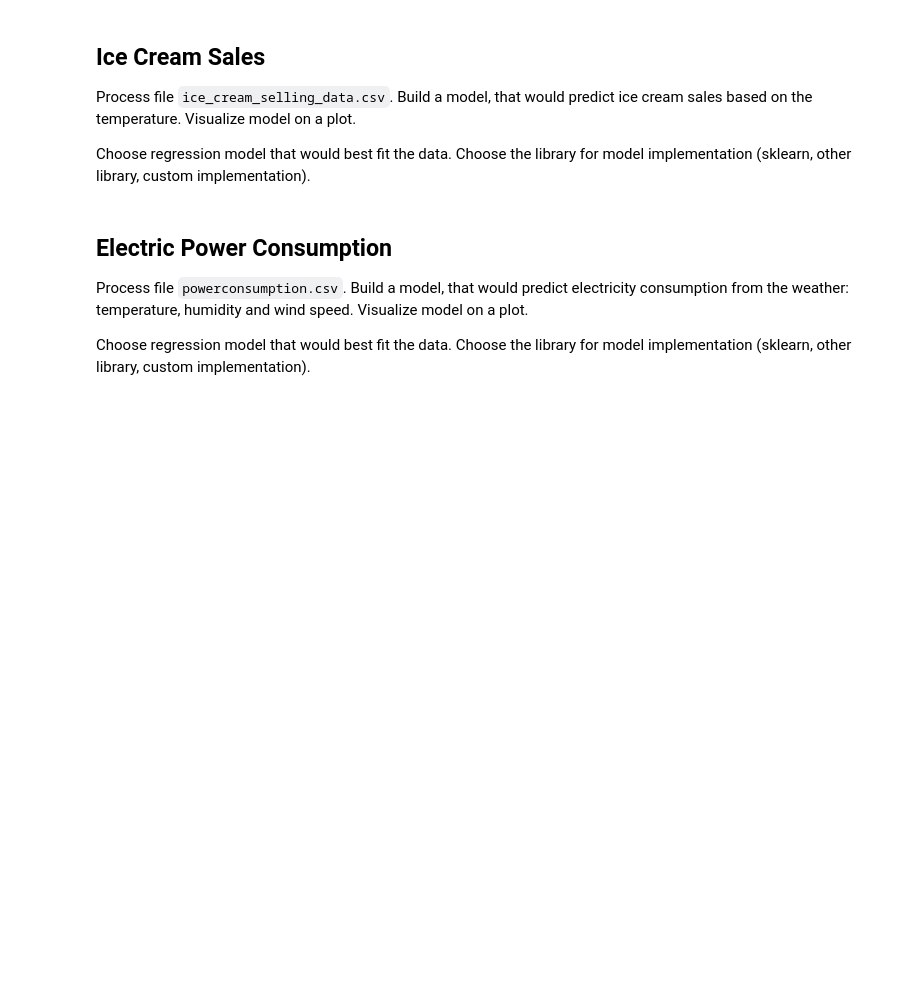
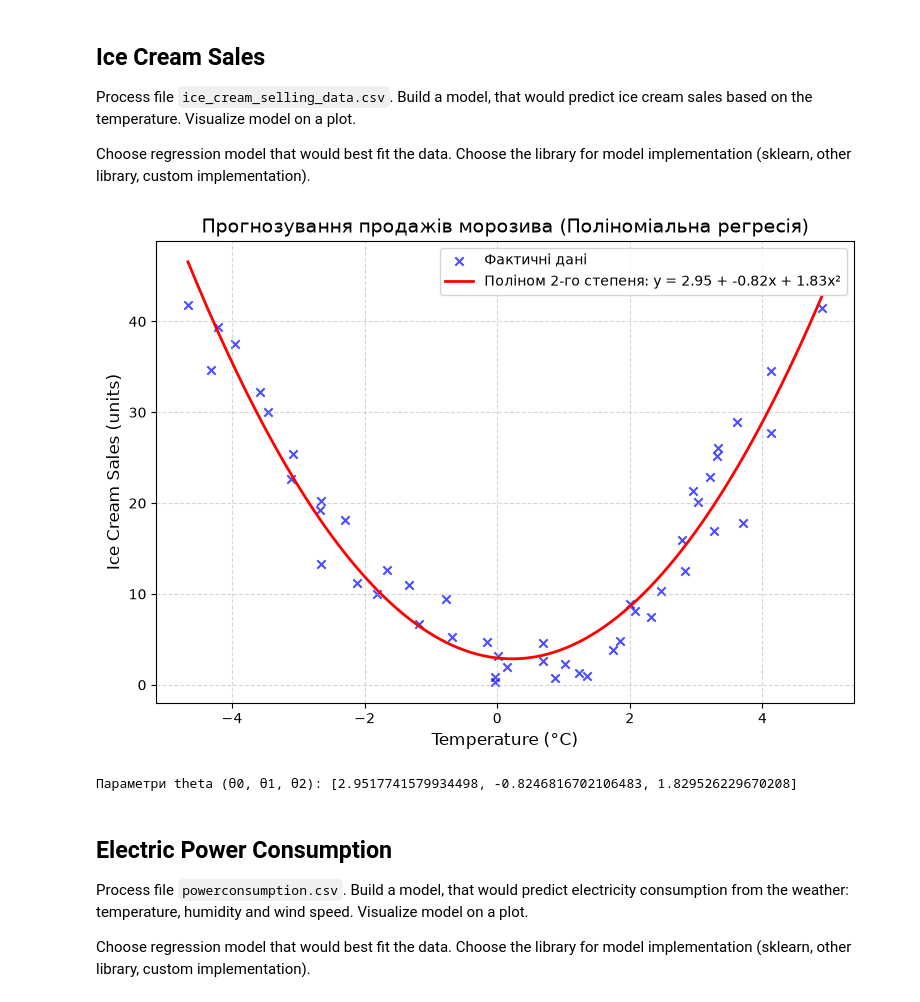
Before and after one commit to OleksandrKyrstiuk/ida-labs, a Jupyter notebook: assignement-3.ipynb, the cells around one changed output. Cells and saved outputs as stored; diff of their text form; code cells hidden in the pictures; blank space fills up the shorter version.

```diff
--- a/assignement-3.ipynb
+++ b/assignement-3.ipynb
@@ -61,20 +112,60 @@ Process file `ice_cream_selling_data.csv`. Build a model, that would predict ice
 
 Choose regression model that would best fit the data. Choose the library for model implementation (sklearn, other library, custom implementation).
 # %%
+import numpy as np
+import pandas as pd
+import matplotlib.pyplot as plt
+from sklearn.preprocessing import PolynomialFeatures
+from sklearn.linear_model import LinearRegression
+
 def ice_cream_selling(data):
     """
     Build a model, that would predict ice cream sales based on the temperature. Visualize model on a plot.
 
     Args:
         data: ice cream sales data.
 
     Returns:
         list: The list of model theta parameters.
     """
-    return None
+    temp_col = [col for col in data.columns if 'temp' in col.lower()][0]
+    sales_col = [col for col in data.columns if any(k in col.lower() for k in ['sale', 'revenue', 'ice'])][0]
+
+    X = data[[temp_col]].values
+    y = data[sales_col].values
+
+    poly = PolynomialFeatures(degree=2)
+    X_poly = poly.fit_transform(X)
+
+    model = LinearRegression()
+    model.fit(X_poly, y)
+
+    theta = [float(model.intercept_)] + model.coef_[1:].tolist()
+
+    plt.figure(figsize=(9, 6))
+    plt.scatter(X, y, color='blue', marker='x', alpha=0.7, label='Фактичні дані')
+
+    X_plot = np.linspace(X.min(), X.max(), 200).reshape(-1, 1)
+    y_plot = model.predict(poly.transform(X_plot))
+
+    plt.plot(X_plot, y_plot, color='red', linewidth=2,
+             label=f'Поліном 2-го степеня: y = {theta[0]:.2f} + {theta[1]:.2f}x + {theta[2]:.2f}x²')
+
+    plt.xlabel(temp_col, fontsize=12)
+    plt.ylabel(sales_col, fontsize=12)
+    plt.title('Прогнозування продажів морозива (Поліноміальна регресія)', fontsize=14)
+    plt.legend()
+    plt.grid(True, linestyle='--', alpha=0.5)
+    plt.show()
+
+    return theta
 
 data = extract_texts_from_file('resources/ice_cream_selling_data.csv')
-ice_cream_selling(data)
+theta_params = ice_cream_selling(data)
+print("Параметри theta (θ0, θ1, θ2):", theta_params)
+# %% [output]
+[figure, added]
+Параметри theta (θ0, θ1, θ2): [2.9517741579934498, -0.8246816702106483, 1.829526229670208]
 # %% [markdown]
 ## Electric Power Consumption
 
```
Also changed, not shown: parts of 7 cells of this notebook, 1 other file.
